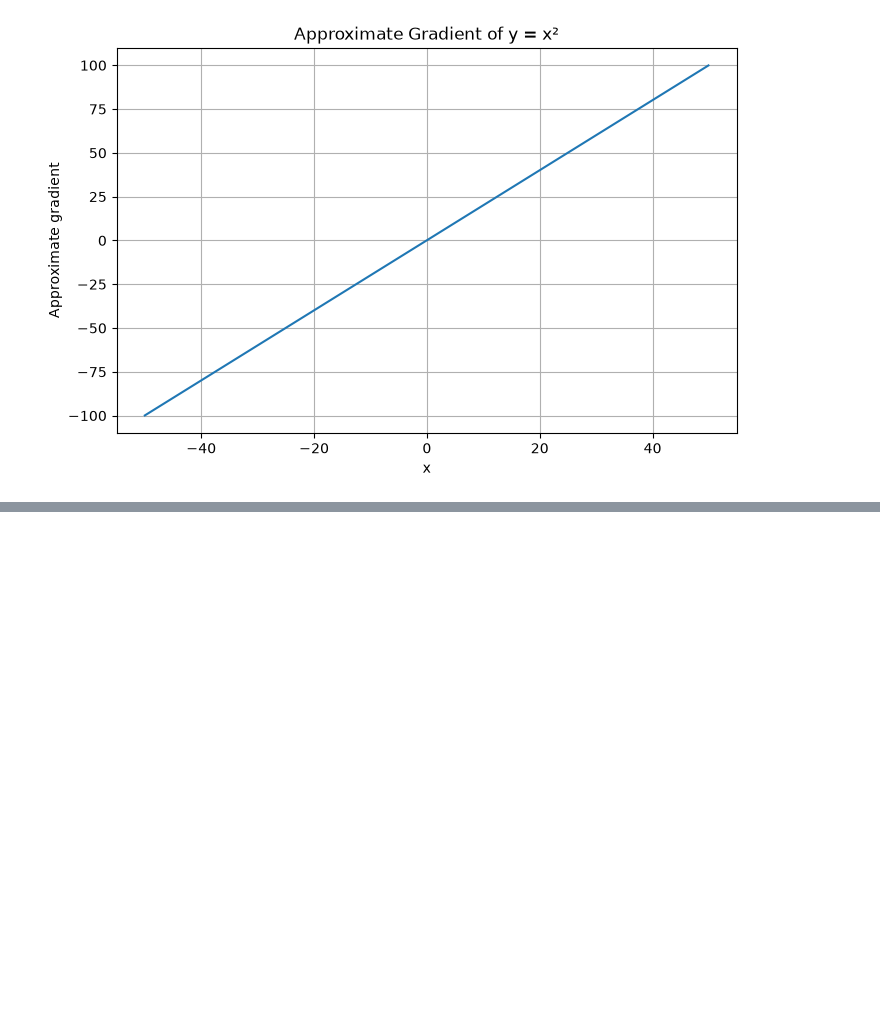
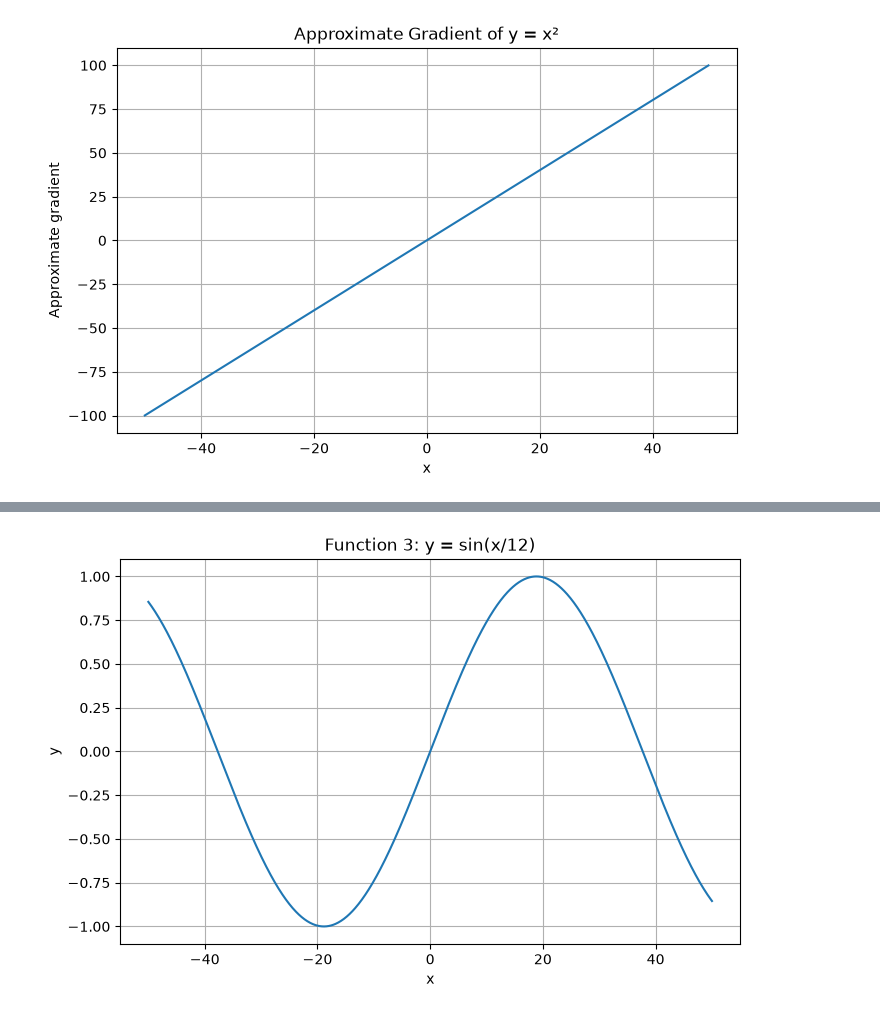
Before and after one commit to Fatou-Kine3/creation-de-donnees-temorelles, a Jupyter notebook: two-dimensional-array-and-gradient.ipynb, the cells around one changed output, grey strips where cells are left out. Drawn from its saved outputs; the diff is of its cells as text; code cells hidden in the pictures; blank space fills up the shorter version.

```diff
--- a/two-dimensional-array-and-gradient.ipynb
+++ b/two-dimensional-array-and-gradient.ipynb
@@ -196,0 +221,4 @@ plt.show()
+# %%
+# Function 3: y = sin(x/12)
+def function3(array_x):
+    return np.sin(array_x / 12)
@@ -196,0 +233,12 @@ plt.show()
+# %%
+plt.figure(figsize=(8, 5))
+
+plt.plot(array_xy3[:, 0], array_xy3[:, 1])
+
+plt.xlabel("x")
+plt.ylabel("y")
+plt.title("Function 3: y = sin(x/12)")
+plt.grid()
+plt.show()
+# %% [output]
+[figure, added]
```
Also changed, not shown: parts of 10 cells of this notebook.
